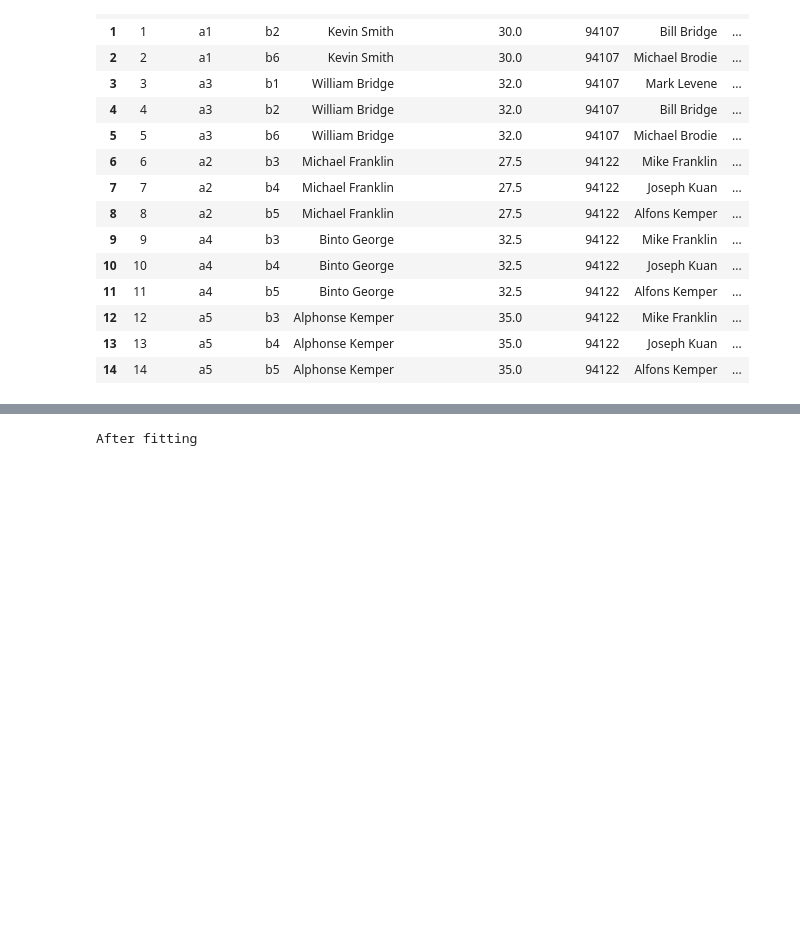
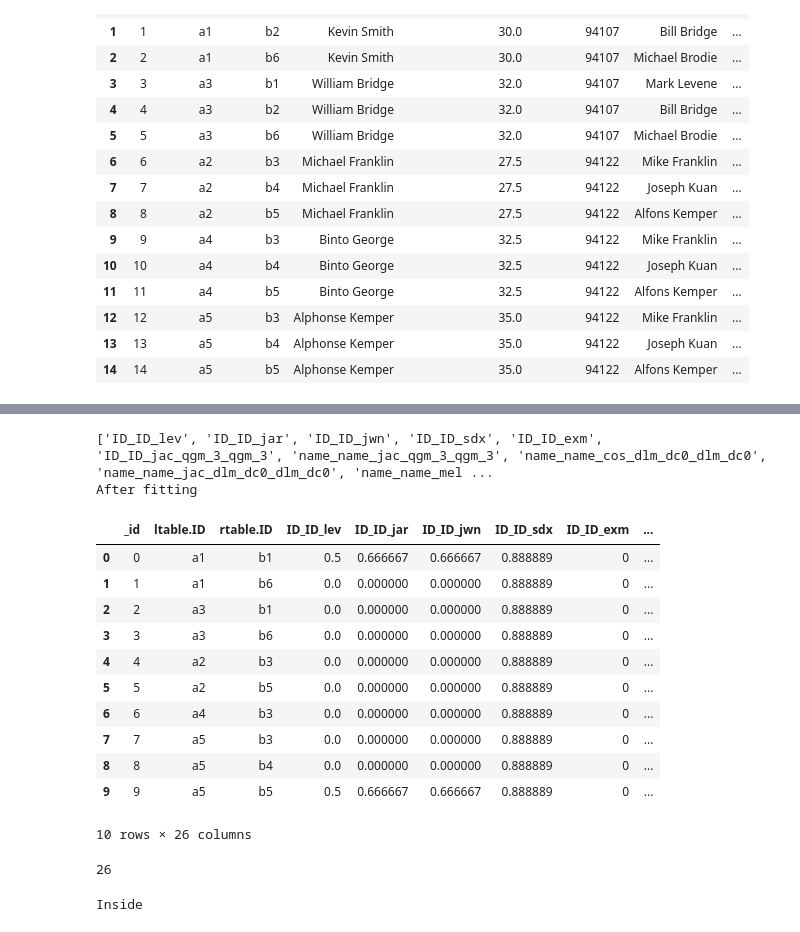
Before and after one commit to kvpradap/enrique, a Jupyter notebook: notebooks/Debug DT.ipynb, the cells around one changed output, grey strips where cells are left out. Saved outputs shown, nothing was run; the diff lists cells and outputs as text; code cells hidden in the pictures; blank space fills up the shorter version.

```diff
--- a/notebooks/Debug DT.ipynb
+++ b/notebooks/Debug DT.ipynb
@@ -64,2 +71,2 @@ x = [10, 13, 16, 20]
 # %%
-feat_table = feat_table.ix[x]
+#feat_table = feat_table.ix[x]
@@ -74,5 +75,5 @@ feat_table
 # %%
-S = mg.sample_one_table(C, 15)
+S = mg.sample_one_table(C, 10)
 # %%
 L = mg.label(S, 'label')
 # %%
@@ -82,7 +83,23 @@ dt = mg.DTMatcher()
 # %%
 dt.fit(table=S_prime, exclude_attrs=['_id', 'ltable.ID', 'rtable.ID'], target_attr='label')
 # %% [output]
+['ID_ID_lev', 'ID_ID_jar', 'ID_ID_jwn', 'ID_ID_sdx', 'ID_ID_exm', 'ID_ID_jac_qgm_3_qgm_3', 'name_name_jac_qgm_3_qgm_3', 'name_name_cos_dlm_dc0_dlm_dc0', 'name_name_jac_dlm_dc0_dlm_dc0', 'name_name_mel ...
 After fitting
+# %%
+S_prime
+# %% [output]
+|  | _id | ltable.ID | rtable.ID | ID_ID_lev | ID_ID_jar | ID_ID_jwn | ID_ID_sdx | ID_ID_exm | ... |
+| 0 | 0 | a1 | b1 | 0.5 | 0.666667 | 0.666667 | 0.888889 | 0 | ... |
+| 1 | 1 | a1 | b6 | 0.0 | 0.000000 | 0.000000 | 0.888889 | 0 | ... |
+| 2 | 2 | a3 | b1 | 0.0 | 0.000000 | 0.000000 | 0.888889 | 0 | ... |
+| 3 | 3 | a3 | b6 | 0.0 | 0.000000 | 0.000000 | 0.888889 | 0 | ... |
+| 4 | 4 | a2 | b3 | 0.0 | 0.000000 | 0.000000 | 0.888889 | 0 | ... |
+| 5 | 5 | a2 | b5 | 0.0 | 0.000000 | 0.000000 | 0.888889 | 0 | ... |
+| 6 | 6 | a4 | b3 | 0.0 | 0.000000 | 0.000000 | 0.888889 | 0 | ... |
+| 7 | 7 | a5 | b3 | 0.0 | 0.000000 | 0.000000 | 0.888889 | 0 | ... |
+| 8 | 8 | a5 | b4 | 0.0 | 0.000000 | 0.000000 | 0.888889 | 0 | ... |
+| 9 | 9 | a5 | b5 | 0.5 | 0.666667 | 0.666667 | 0.888889 | 0 | ... |
+10 rows × 26 columns
 # %%
 import os
 import subprocess
@@ -109,8 +128,14 @@ def visualize_tree(tree, feature_names):
     except:
         exit("Could not run dot, ie graphviz, to "
              "produce visualization")
+# %%
+len(S_prime.columns)
+# %% [output]
+26
 # %%
 visualize_tree(dt.clf,list(feat_table['feature_name']))
+# %% [output]
+Inside
 # %%
 def get_code(tree, feature_names, target_names,
              spacer_base="    "):
```
Also changed, not shown: parts of 19 cells of this notebook, 53 other files.
